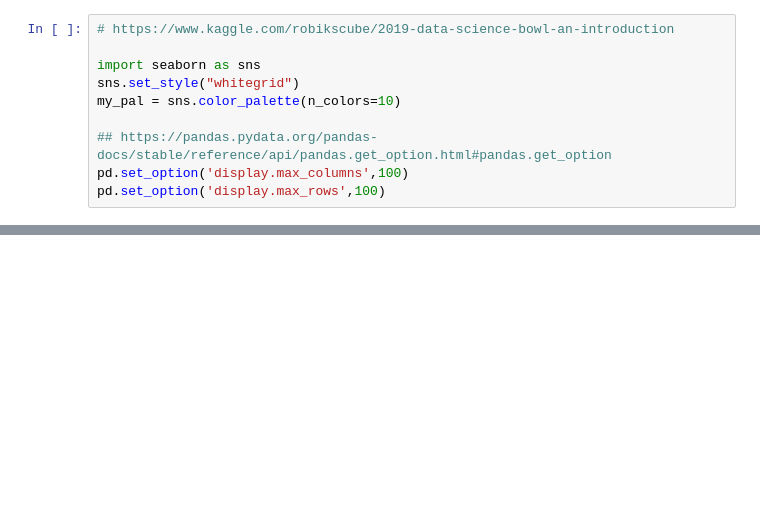
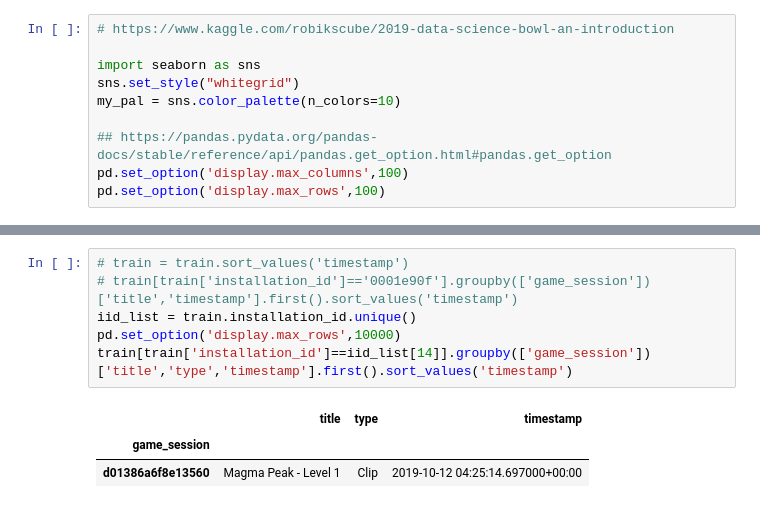
Before and after one commit to chris1214git/2019-DSB, a Jupyter notebook: code/data_preprocess.ipynb, the cells around one changed output, grey strips where cells are left out. Drawn from its saved outputs; the diff is of its cells as text; blank space fills up the shorter version.

```diff
--- a/code/data_preprocess.ipynb
+++ b/code/data_preprocess.ipynb
@@ -71,0 +223,10 @@ reduce_train.isnull().sum().sum()
+# %%
+# train = train.sort_values('timestamp')
+# train[train['installation_id']=='0001e90f'].groupby(['game_session'])['title','timestamp'].first().sort_values('timestamp')
+iid_list = train.installation_id.unique()
+pd.set_option('display.max_rows',10000)
+train[train['installation_id']==iid_list[14]].groupby(['game_session'])['title','type','timestamp'].first().sort_values('timestamp')
+# %% [output]
+|  | title | type | timestamp |
+| game_session |  |  |  |
+| d01386a6f8e13560 | Magma Peak - Level 1 | Clip | 2019-10-12 04:25:14.697000+00:00 |
```
Also changed, not shown: parts of 18 cells of this notebook, 36 other files.
